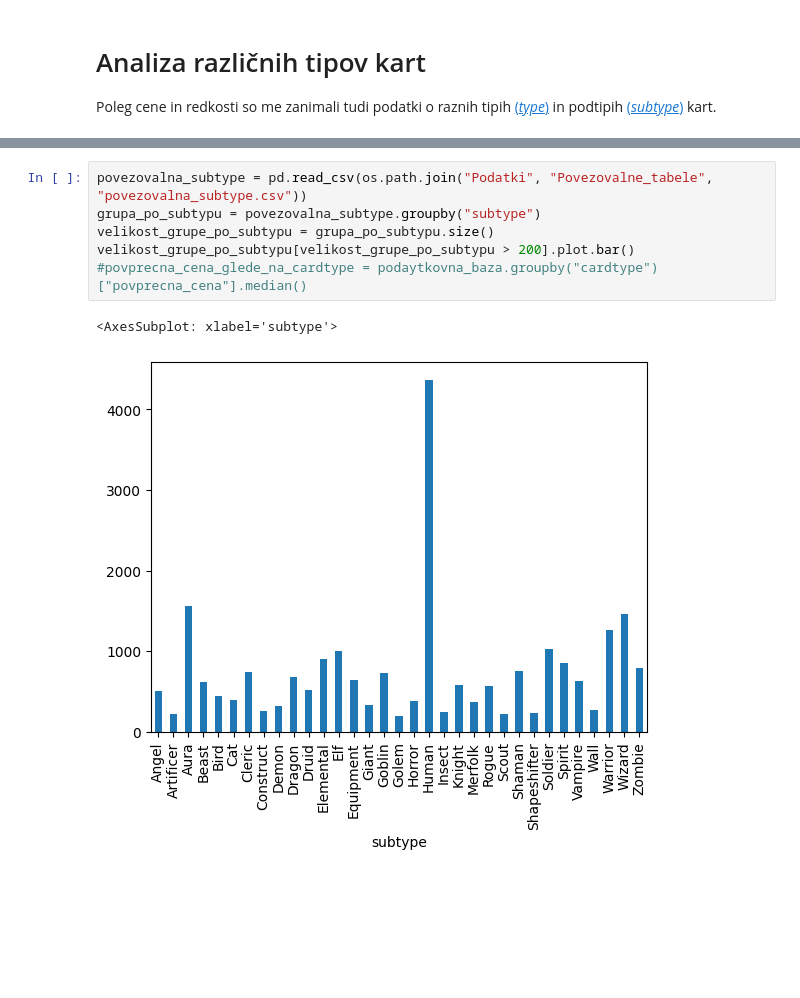
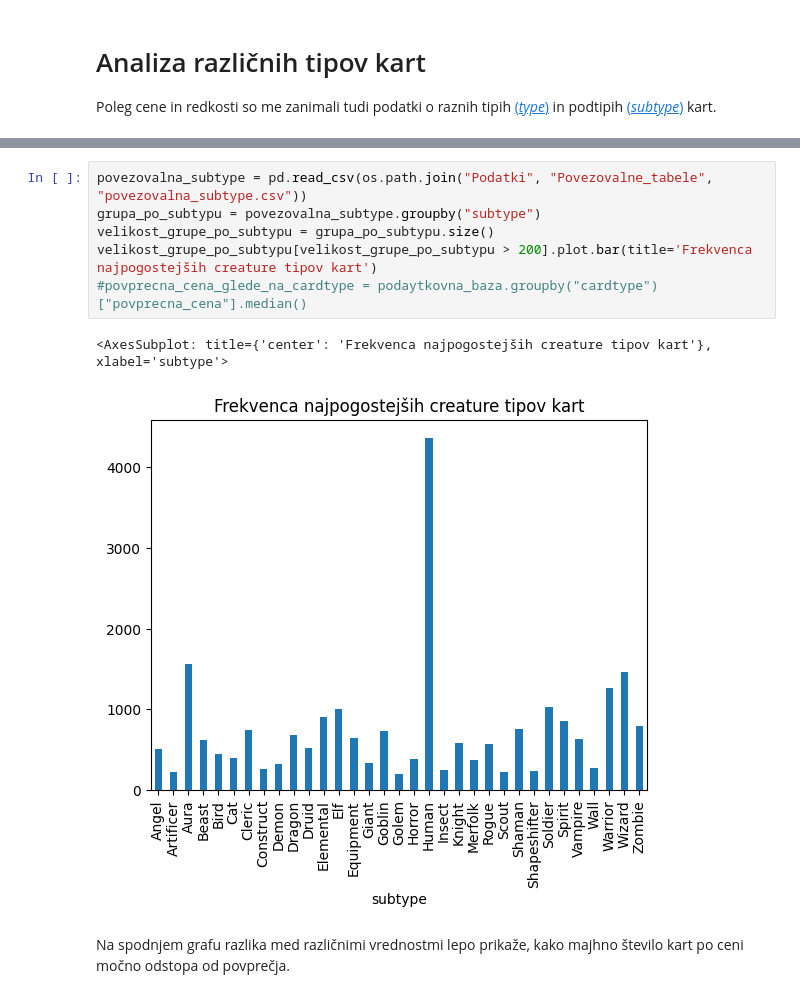
Before and after one commit to MightyOwler/Analiza-podatkov, a Jupyter notebook: AnalizaPodatkov.ipynb, the cells around one changed output, grey strips where cells are left out. Cells and saved outputs as stored; diff of their text form; blank space fills up the shorter version.

```diff
--- a/AnalizaPodatkov.ipynb
+++ b/AnalizaPodatkov.ipynb
@@ -63,10 +73,12 @@ dovolj_veliki_kljuci_cardtypov = velikost_grupe_po_cardtypu[velikost_grupe_po_ca
 # %%
 povezovalna_subtype = pd.read_csv(os.path.join("Podatki", "Povezovalne_tabele", "povezovalna_subtype.csv"))
 grupa_po_subtypu = povezovalna_subtype.groupby("subtype")
 velikost_grupe_po_subtypu = grupa_po_subtypu.size()
-velikost_grupe_po_subtypu[velikost_grupe_po_subtypu > 200].plot.bar()
+velikost_grupe_po_subtypu[velikost_grupe_po_subtypu > 200].plot.bar(title='Frekvenca najpogostejših creature tipov kart')
 #povprecna_cena_glede_na_cardtype = podaytkovna_baza.groupby("cardtype")["povprecna_cena"].median()
 # %% [output]
-<AxesSubplot: xlabel='subtype'>
+<AxesSubplot: title={'center': 'Frekvenca najpogostejših creature tipov kart'}, xlabel='subtype'>
-[figure, old version]
+[figure, new version]
+# %% [markdown]
+Na spodnjem grafu razlika med različnimi vrednostmi lepo prikaže, kako majhno število kart po ceni močno odstopa od povprečja.
 # %%
```
Also changed, not shown: parts of 9 cells of this notebook, 4 other files.
